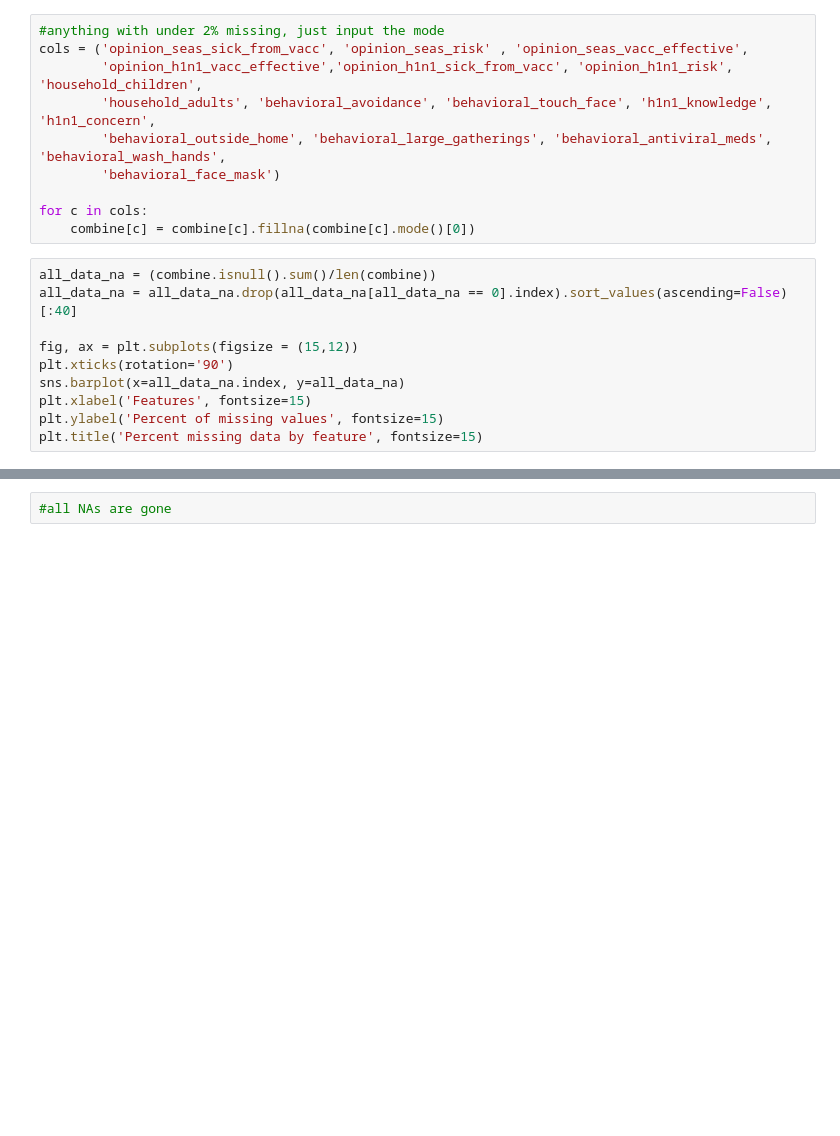
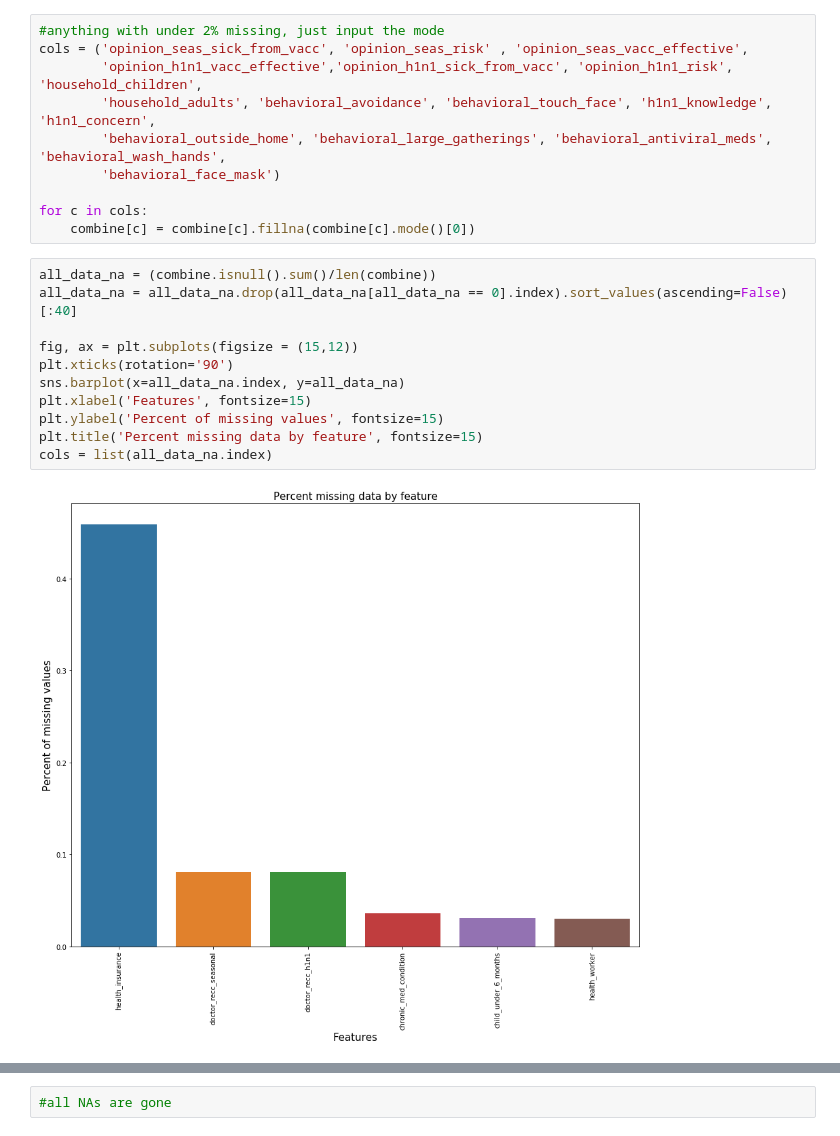
Before and after one commit to EricPPeterson/data-driven-flu-contest, a Jupyter notebook: Driven Data - Flu Vaccine.ipynb, the cells around one changed output, grey strips where cells are left out. Saved outputs shown, nothing was run; the diff lists cells and outputs as text; blank space fills up the shorter version.

```diff
--- a/Driven Data - Flu Vaccine.ipynb
+++ b/Driven Data - Flu Vaccine.ipynb
@@ -111,13 +199,16 @@ for c in cols:
 # %%
 all_data_na = (combine.isnull().sum()/len(combine))
 all_data_na = all_data_na.drop(all_data_na[all_data_na == 0].index).sort_values(ascending=False)[:40]
 
 fig, ax = plt.subplots(figsize = (15,12))
 plt.xticks(rotation='90')
 sns.barplot(x=all_data_na.index, y=all_data_na)
 plt.xlabel('Features', fontsize=15)
 plt.ylabel('Percent of missing values', fontsize=15)
 plt.title('Percent missing data by feature', fontsize=15)
+cols = list(all_data_na.index)
+# %% [output]
+[figure, added]
 # %%
 corrmat = combine.corr()
 plt.subplots(figsize=(12,9))
```
Also changed, not shown: parts of 62 cells of this notebook, 2 other files.
